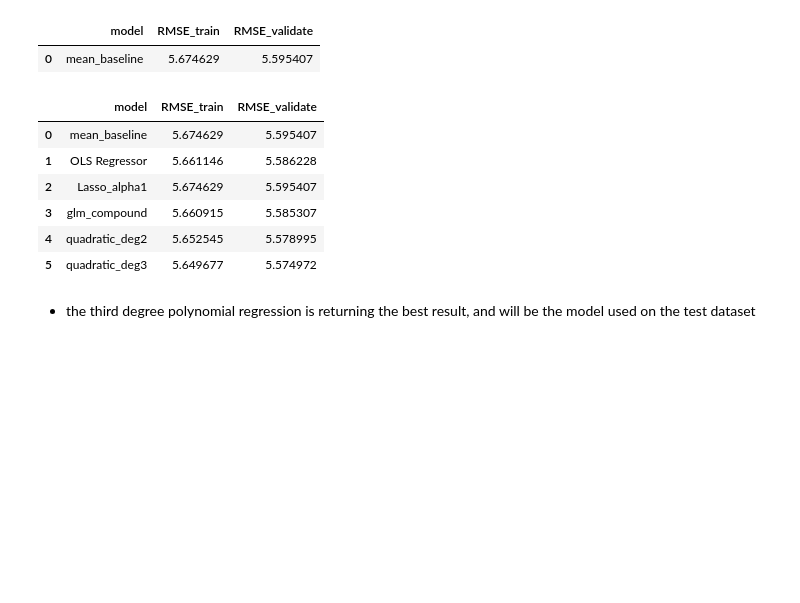
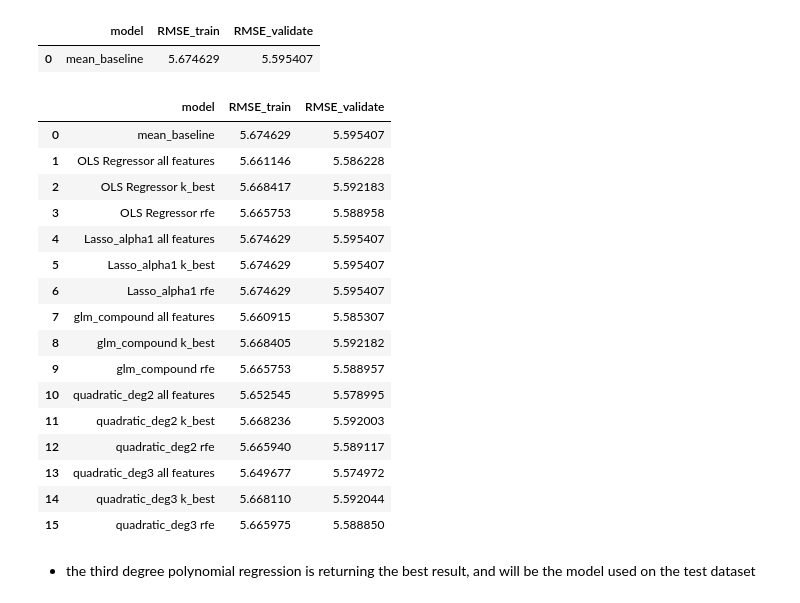
Before and after one commit to brianclements03/Individual_Project, a Jupyter notebook: FINAL_NOTEBOOK_TX_DRILLING_PERMITS_STUDY_INDIVIDUAL_PROJECT.ipynb, the cells around one changed output. Saved outputs shown, nothing was run; the diff lists cells and outputs as text; code cells hidden in the pictures; blank space fills up the shorter version.

```diff
--- a/FINAL_NOTEBOOK_TX_DRILLING_PERMITS_STUDY_INDIVIDUAL_PROJECT.ipynb
+++ b/FINAL_NOTEBOOK_TX_DRILLING_PERMITS_STUDY_INDIVIDUAL_PROJECT.ipynb
@@ -827,16 +843,28 @@ metric_df
 # %%
 # assigning and displaying the evaluation df for the various models i've run
 # in my model module
-metric_df = model.run_all_models(X_train_model, y_train, X_validate_model, y_validate, X_test_model, metric_df)
+metric_df = model.run_all_models(X_train_model, X_train_kbest, X_train_rfe, y_train,
+                                 X_validate_model,X_validate_kbest, X_validate_rfe,
+                                 y_validate, metric_df)
 metric_df
 # %% [output]
 |  | model | RMSE_train | RMSE_validate |
 | 0 | mean_baseline | 5.674629 | 5.595407 |
-| 1 | OLS Regressor | 5.661146 | 5.586228 |
-| 2 | Lasso_alpha1 | 5.674629 | 5.595407 |
-| 3 | glm_compound | 5.660915 | 5.585307 |
-| 4 | quadratic_deg2 | 5.652545 | 5.578995 |
-| 5 | quadratic_deg3 | 5.649677 | 5.574972 |
+| 1 | OLS Regressor all features | 5.661146 | 5.586228 |
+| 2 | OLS Regressor k_best | 5.668417 | 5.592183 |
+| 3 | OLS Regressor rfe | 5.665753 | 5.588958 |
+| 4 | Lasso_alpha1 all features | 5.674629 | 5.595407 |
+| 5 | Lasso_alpha1 k_best | 5.674629 | 5.595407 |
+| 6 | Lasso_alpha1 rfe | 5.674629 | 5.595407 |
+| 7 | glm_compound all features | 5.660915 | 5.585307 |
+| 8 | glm_compound k_best | 5.668405 | 5.592182 |
+| 9 | glm_compound rfe | 5.665753 | 5.588957 |
+| 10 | quadratic_deg2 all features | 5.652545 | 5.578995 |
+| 11 | quadratic_deg2 k_best | 5.668236 | 5.592003 |
+| 12 | quadratic_deg2 rfe | 5.665940 | 5.589117 |
+| 13 | quadratic_deg3 all features | 5.649677 | 5.574972 |
+| 14 | quadratic_deg3 k_best | 5.668110 | 5.592044 |
+| 15 | quadratic_deg3 rfe | 5.665975 | 5.588850 |
 # %% [markdown]
 - the third degree polynomial regression is returning the best result, and will be the model used on the test dataset
 # %% [markdown]
```
Also changed, not shown: parts of 12 cells of this notebook, 2 other files.
